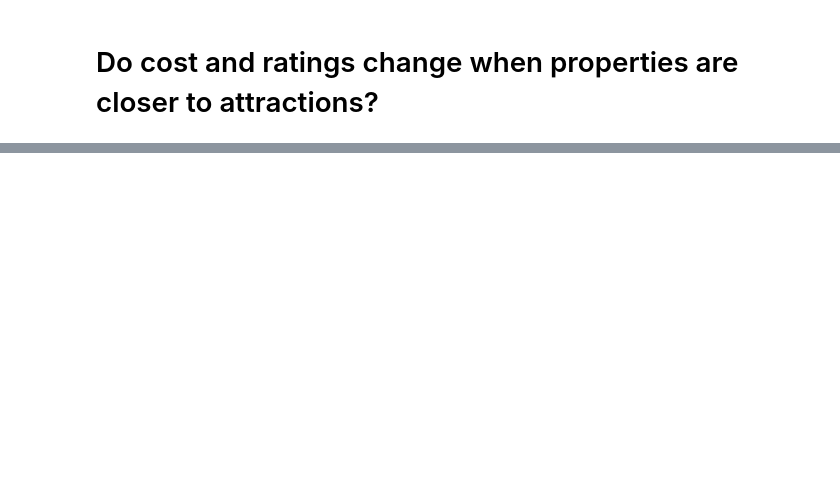
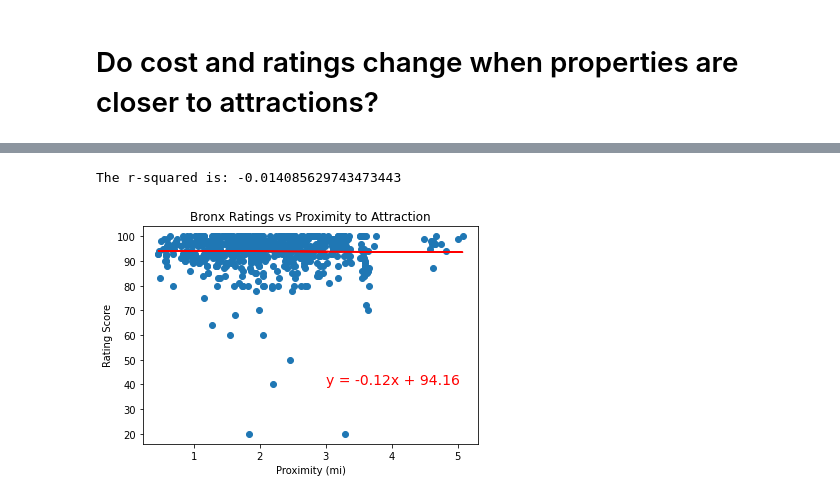
Before and after one commit to parriswoods22/Room11, a Jupyter notebook: Airbnb & Attractions.ipynb, the cells around one changed output, grey strips where cells are left out. Drawn from its saved outputs; the diff is of its cells as text; code cells hidden in the pictures; blank space fills up the shorter version.

```diff
--- a/Airbnb & Attractions.ipynb
+++ b/Airbnb & Attractions.ipynb
@@ -626,0 +509,9 @@ plt.show()
+# %%
+x_values = Bronx_df["Proximity (mi)"]
+y_values = Bronx_df["Rating Score"]
+plot_linear_regression(x_values,y_values,'Rating Score',"Bronx Ratings vs Proximity to Attraction",(3,40))
+
+plt.show()
+# %% [output]
+The r-squared is: -0.014085629743473443
+[figure, added]
```
Also changed, not shown: parts of 23 cells of this notebook.
